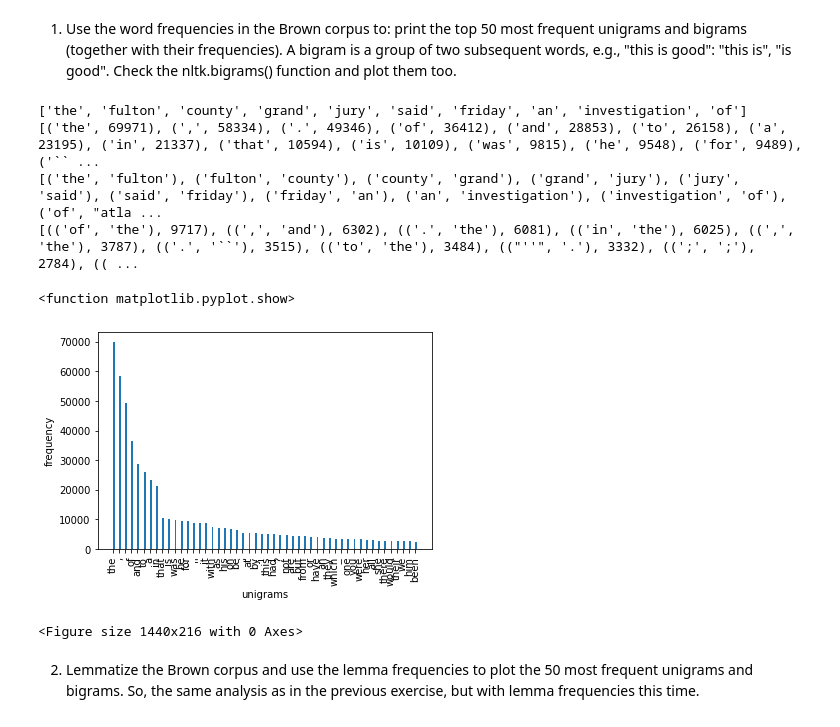
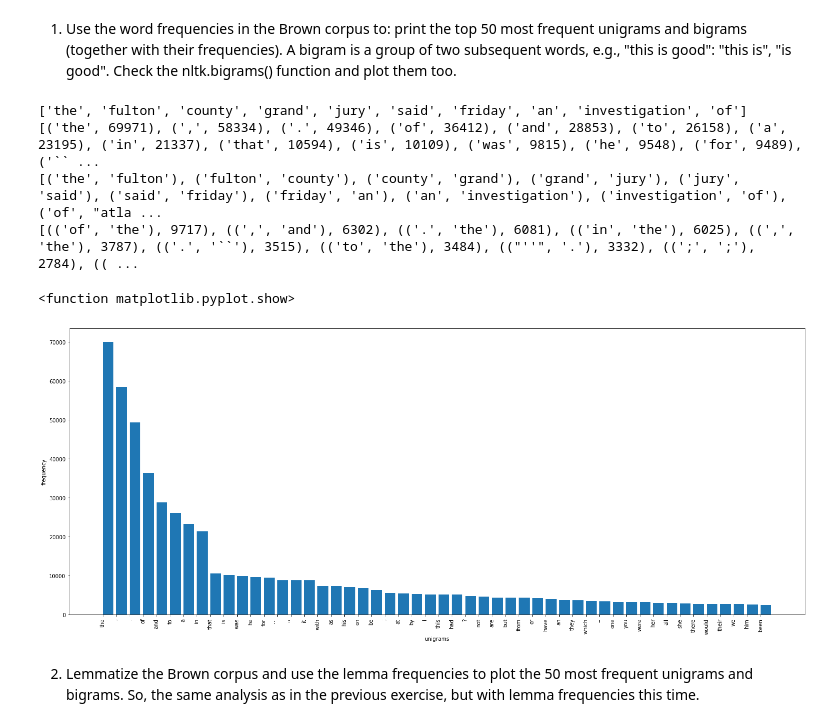
Before and after one commit to vpretorius/AUC_TMCI_2022, a Jupyter notebook: notebooks/2_NLP_pipelines.ipynb, the cells around one changed output. Saved outputs shown, nothing was run; the diff lists cells and outputs as text; code cells hidden in the pictures.

```diff
--- a/notebooks/2_NLP_pipelines.ipynb
+++ b/notebooks/2_NLP_pipelines.ipynb
@@ -994,37 +994,37 @@ top_50_unigrams = unigram_freq.most_common(50)
 print(top_50_unigrams) # it works yayyyy!!!
 
 # b)BIGRAM FREQUENCIES
 
 # create tokenized set of bigrams from Brown corpus
 bigrams = list(nltk.bigrams(unigrams))
 print(bigrams[:10])
 
 #use FreqDist to find the first 50 most frequent bigrams
 bigram_freq = FreqDist(bigrams)
 top_50_bigrams = bigram_freq.most_common(50)
 print(top_50_bigrams)
 
 # c) Plot the frequencies
 xs = [x[0] for x in top_50_unigrams]
 ys = [x[1] for x in top_50_unigrams]
 
-plt.bar(xs, ys, align='edge', width = 0.3)
+plt.figure(figsize=[25,10])
+plt.bar(xs, ys, align='edge')
 plt.xlabel('unigrams')
 plt.ylabel('frequency')
 plt.xticks(rotation=90)
-plt.figure(figsize=(20,3))
+
 
 plt.show
 
 # crushed it :l
 # %% [output]
 ['the', 'fulton', 'county', 'grand', 'jury', 'said', 'friday', 'an', 'investigation', 'of']
 [('the', 69971), (',', 58334), ('.', 49346), ('of', 36412), ('and', 28853), ('to', 26158), ('a', 23195), ('in', 21337), ('that', 10594), ('is', 10109), ('was', 9815), ('he', 9548), ('for', 9489), ('`` ...
 [('the', 'fulton'), ('fulton', 'county'), ('county', 'grand'), ('grand', 'jury'), ('jury', 'said'), ('said', 'friday'), ('friday', 'an'), ('an', 'investigation'), ('investigation', 'of'), ('of', "atla ...
 [(('of', 'the'), 9717), ((',', 'and'), 6302), (('.', 'the'), 6081), (('in', 'the'), 6025), ((',', 'the'), 3787), (('.', '``'), 3515), (('to', 'the'), 3484), (("''", '.'), 3332), ((';', ';'), 2784), (( ...
 <function matplotlib.pyplot.show>
-[figure, old version]
+[figure, new version]
-<Figure size 1440x216 with 0 Axes>
 # %% [markdown]
 2. Lemmatize the Brown corpus and use the lemma frequencies to plot the 50 most frequent unigrams and bigrams. So, the same analysis as in the previous exercise, but with lemma frequencies this time.
 # %%
```
Also changed, not shown: parts of 1 cell of this notebook.
